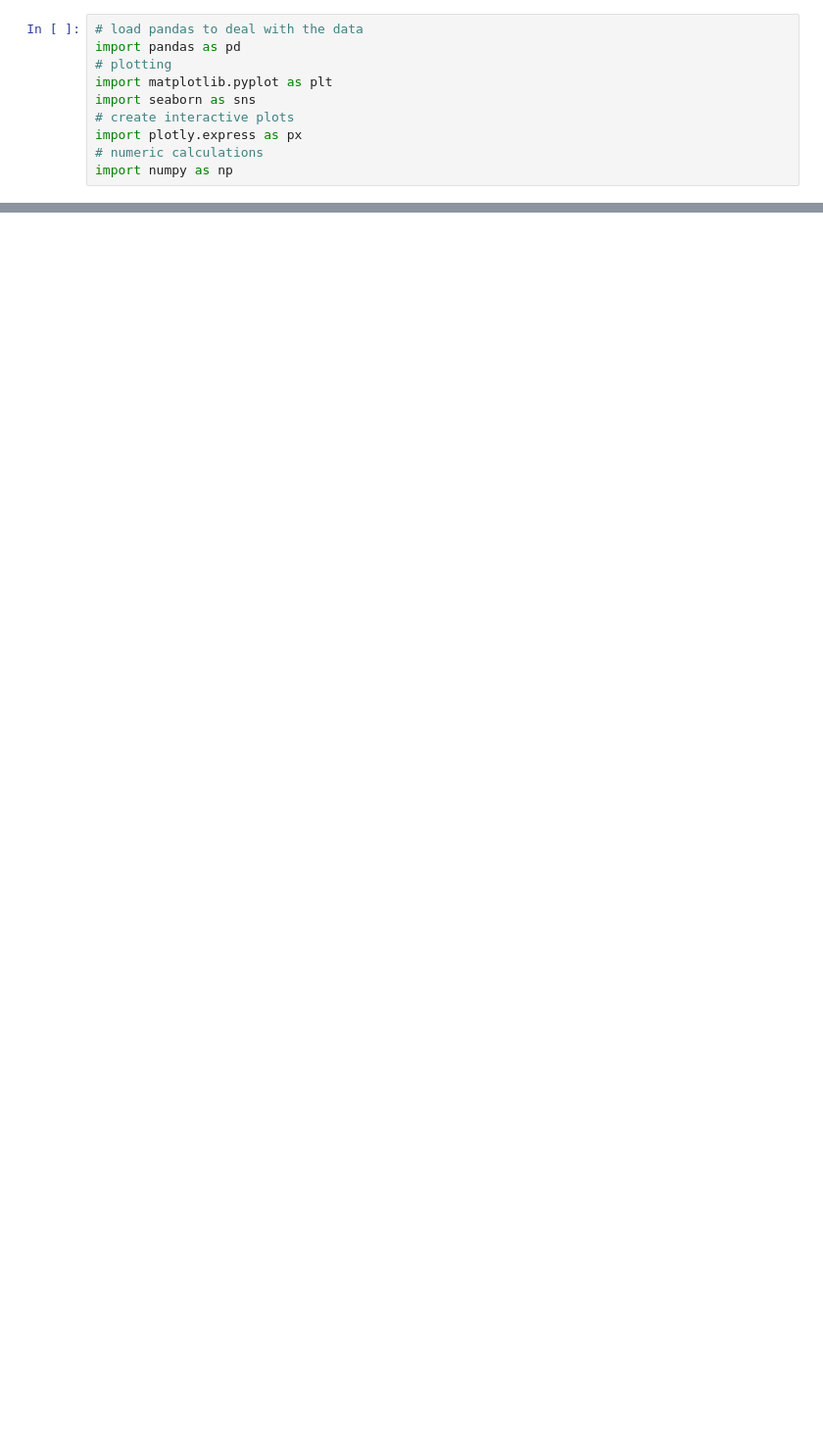
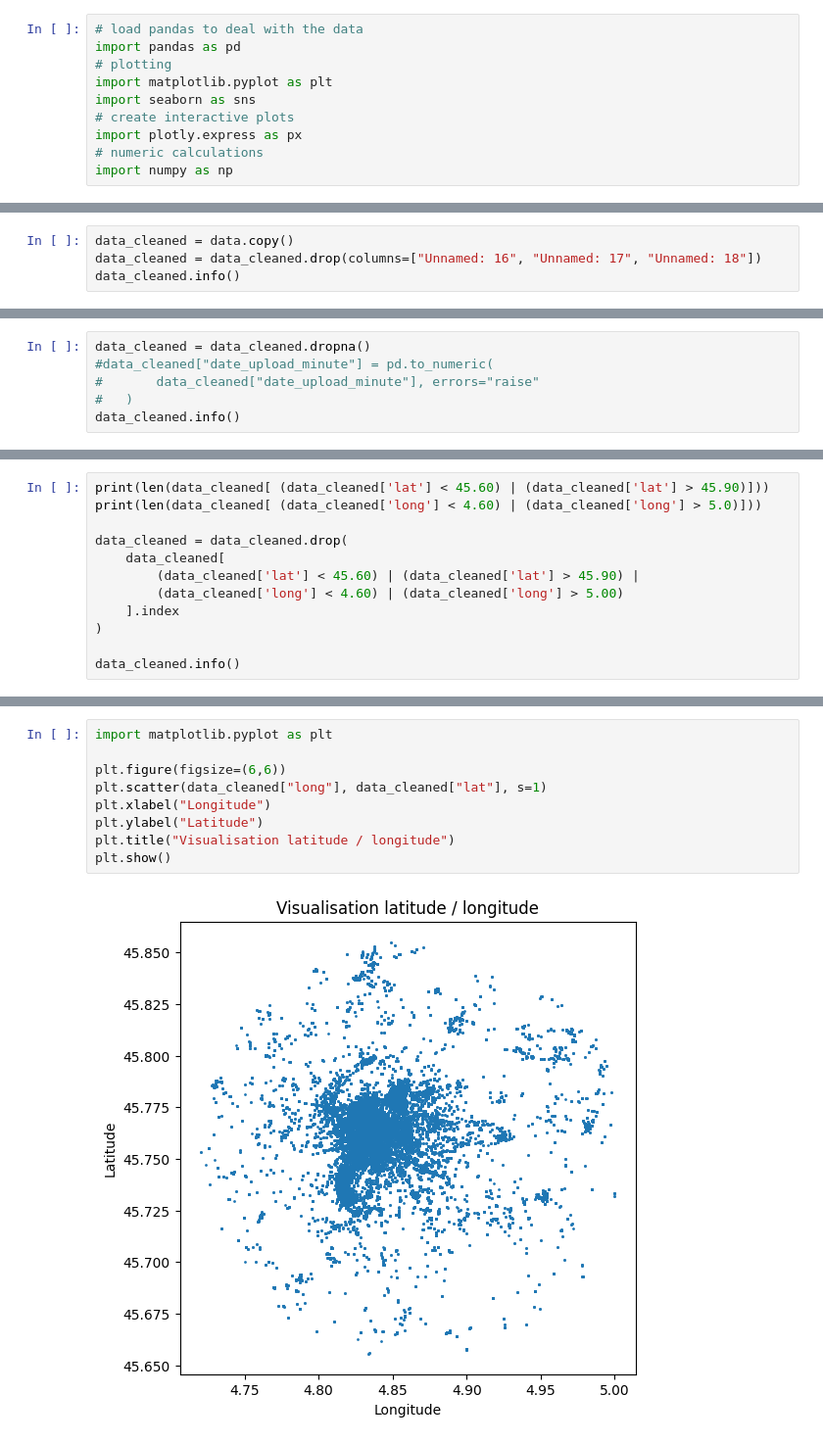
Before and after one commit to Ibra2477/FD_project, a Jupyter notebook: notebook/TP.ipynb, the cells around one changed output, grey strips where cells are left out. Shown at 98% size. Cells and saved outputs as stored; diff of their text form; blank space fills up the shorter version.

Commit message:
cleaned data

```diff
--- a/notebook/TP.ipynb
+++ b/notebook/TP.ipynb
@@ -52,0 +58,4 @@ dtype('int64')
+# %%
+data_cleaned = data.copy()
+data_cleaned = data_cleaned.drop(columns=["Unnamed: 16", "Unnamed: 17", "Unnamed: 18"])
+data_cleaned.info()
@@ -52,0 +80,6 @@ dtype('int64')
+# %%
+data_cleaned = data_cleaned.dropna()
+#data_cleaned["date_upload_minute"] = pd.to_numeric(
+#       data_cleaned["date_upload_minute"], errors="raise"
+#   )
+data_cleaned.info()
@@ -52,0 +151,12 @@ dtype('int64')
+# %%
+print(len(data_cleaned[ (data_cleaned['lat'] < 45.60) | (data_cleaned['lat'] > 45.90)]))
+print(len(data_cleaned[ (data_cleaned['long'] < 4.60) | (data_cleaned['long'] > 5.0)]))
+
+data_cleaned = data_cleaned.drop(
+    data_cleaned[
+        (data_cleaned['lat'] < 45.60) | (data_cleaned['lat'] > 45.90) |
+        (data_cleaned['long'] < 4.60) | (data_cleaned['long'] > 5.00)
+    ].index
+)
+
+data_cleaned.info()
@@ -52,0 +354,11 @@ dtype('int64')
+# %%
+import matplotlib.pyplot as plt
+
+plt.figure(figsize=(6,6))
+plt.scatter(data_cleaned["long"], data_cleaned["lat"], s=1)
+plt.xlabel("Longitude")
+plt.ylabel("Latitude")
+plt.title("Visualisation latitude / longitude")
+plt.show()
+# %% [output]
+[figure, added]
```
Also changed, not shown: parts of 12 cells of this notebook.
